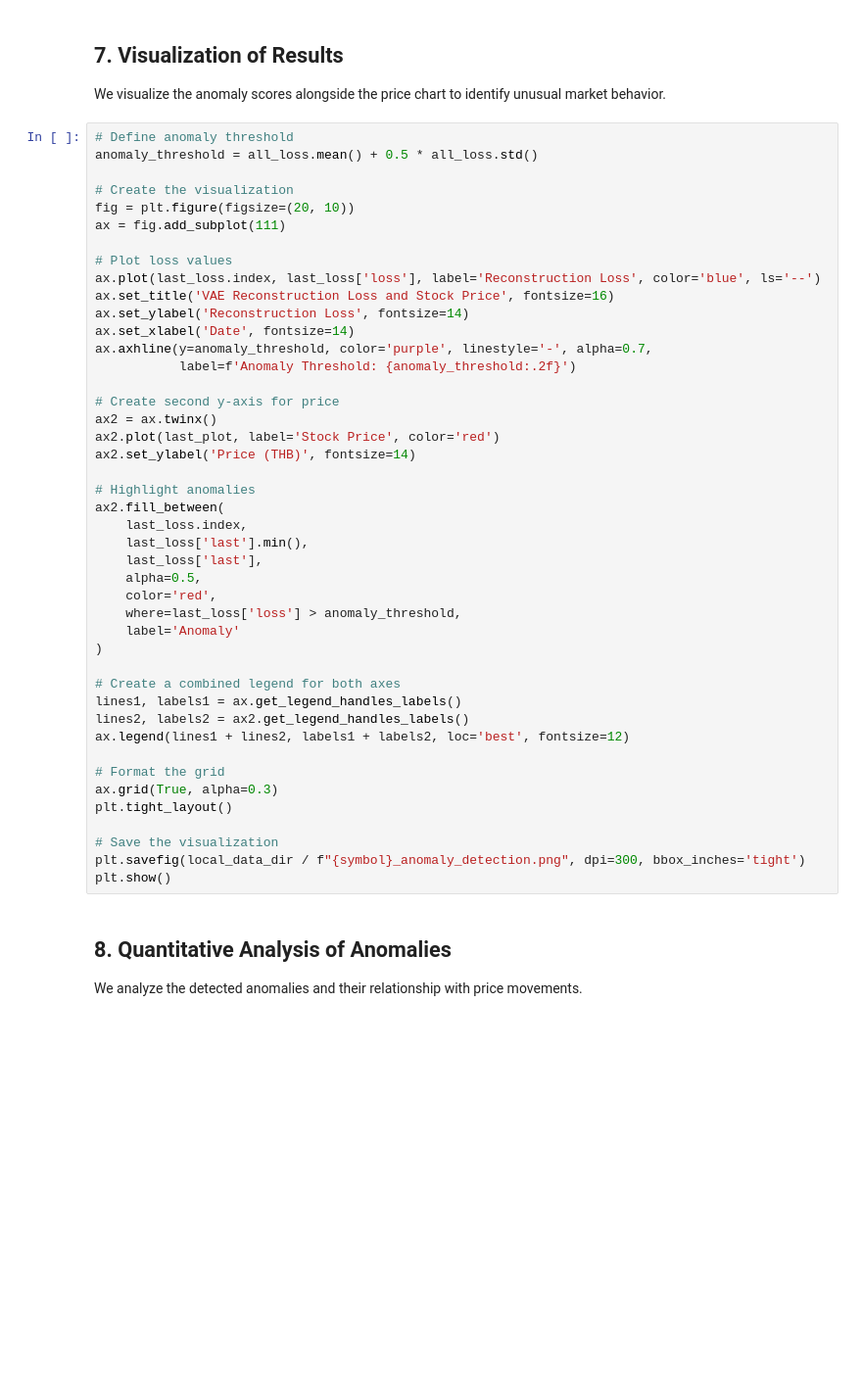
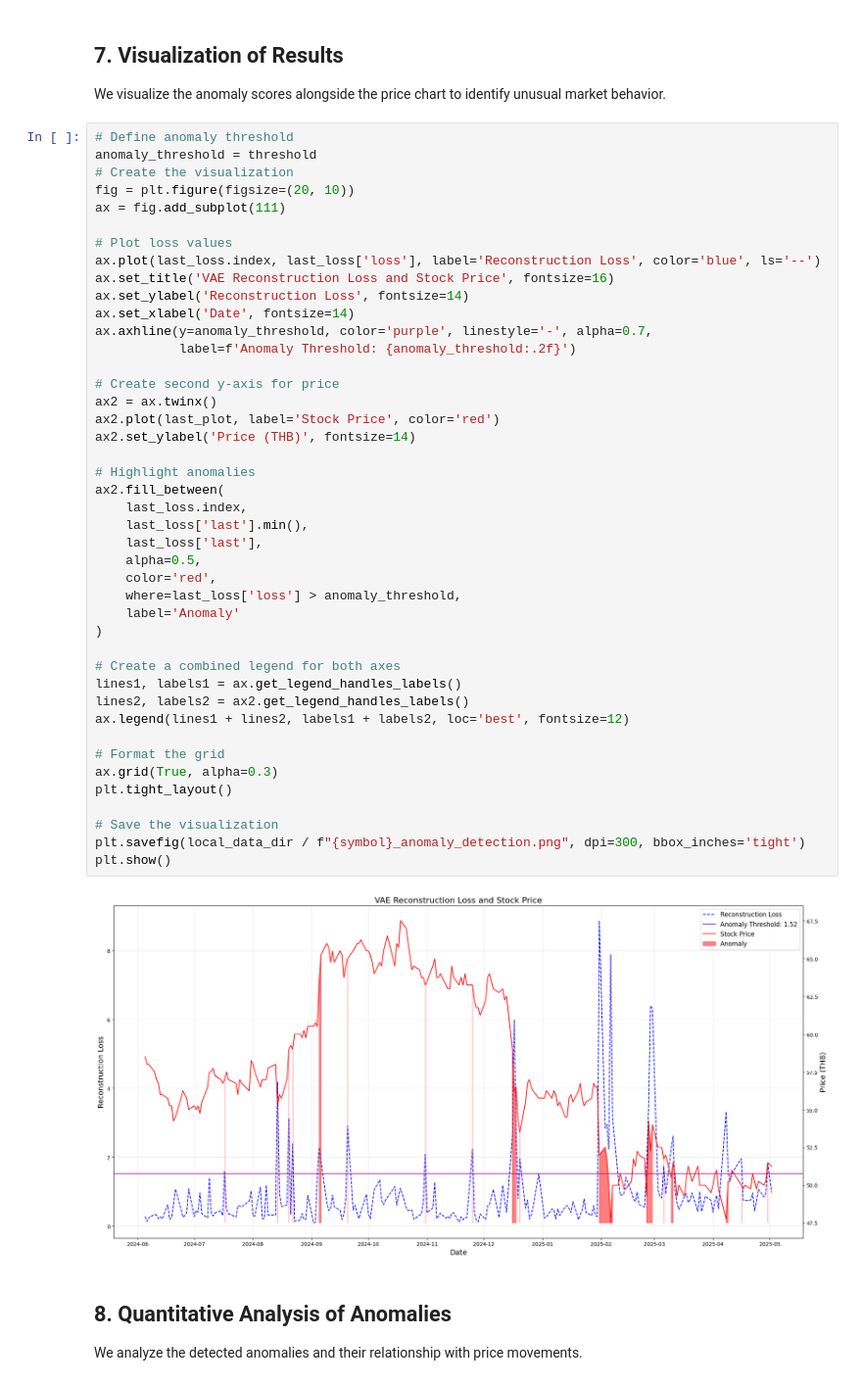
Before and after one commit to sunwasan/abnormally-detection-stock-market, a Jupyter notebook: report.ipynb, the cells around one changed output. Shown: that part at 98% size. Saved outputs shown, nothing was run; the diff lists cells and outputs as text; blank space fills up the shorter version.

```diff
--- a/report.ipynb
+++ b/report.ipynb
@@ -373,8 +508,7 @@ last_loss.head()
 We visualize the anomaly scores alongside the price chart to identify unusual market behavior.
 # %%
 # Define anomaly threshold
-anomaly_threshold = all_loss.mean() + 0.5 * all_loss.std()
-
+anomaly_threshold = threshold
 # Create the visualization
 fig = plt.figure(figsize=(20, 10))
 ax = fig.add_subplot(111)
@@ -388,33 +522,35 @@ ax.axhline(y=anomaly_threshold, color='purple', linestyle='-', alpha=0.7,
            label=f'Anomaly Threshold: {anomaly_threshold:.2f}')
 
 # Create second y-axis for price
 ax2 = ax.twinx()
 ax2.plot(last_plot, label='Stock Price', color='red')
 ax2.set_ylabel('Price (THB)', fontsize=14)
 
 # Highlight anomalies
 ax2.fill_between(
     last_loss.index,
     last_loss['last'].min(),
     last_loss['last'],
     alpha=0.5,
     color='red',
     where=last_loss['loss'] > anomaly_threshold,
     label='Anomaly'
 )
 
 # Create a combined legend for both axes
 lines1, labels1 = ax.get_legend_handles_labels()
 lines2, labels2 = ax2.get_legend_handles_labels()
 ax.legend(lines1 + lines2, labels1 + labels2, loc='best', fontsize=12)
 
 # Format the grid
 ax.grid(True, alpha=0.3)
 plt.tight_layout()
 
 # Save the visualization
 plt.savefig(local_data_dir / f"{symbol}_anomaly_detection.png", dpi=300, bbox_inches='tight')
 plt.show()
+# %% [output]
+[figure, added]
 # %% [markdown]
 ## 8. Quantitative Analysis of Anomalies
 
```
Also changed, not shown: parts of 14 cells of this notebook, 1 other file.
